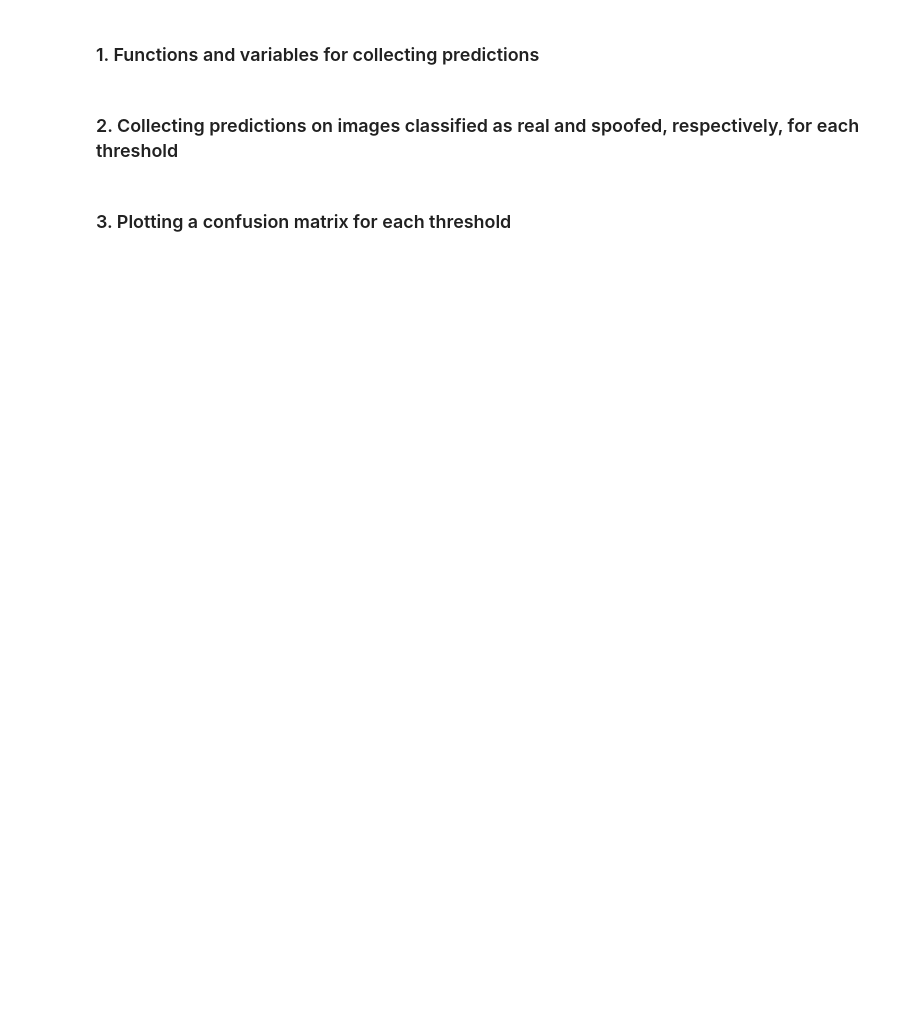
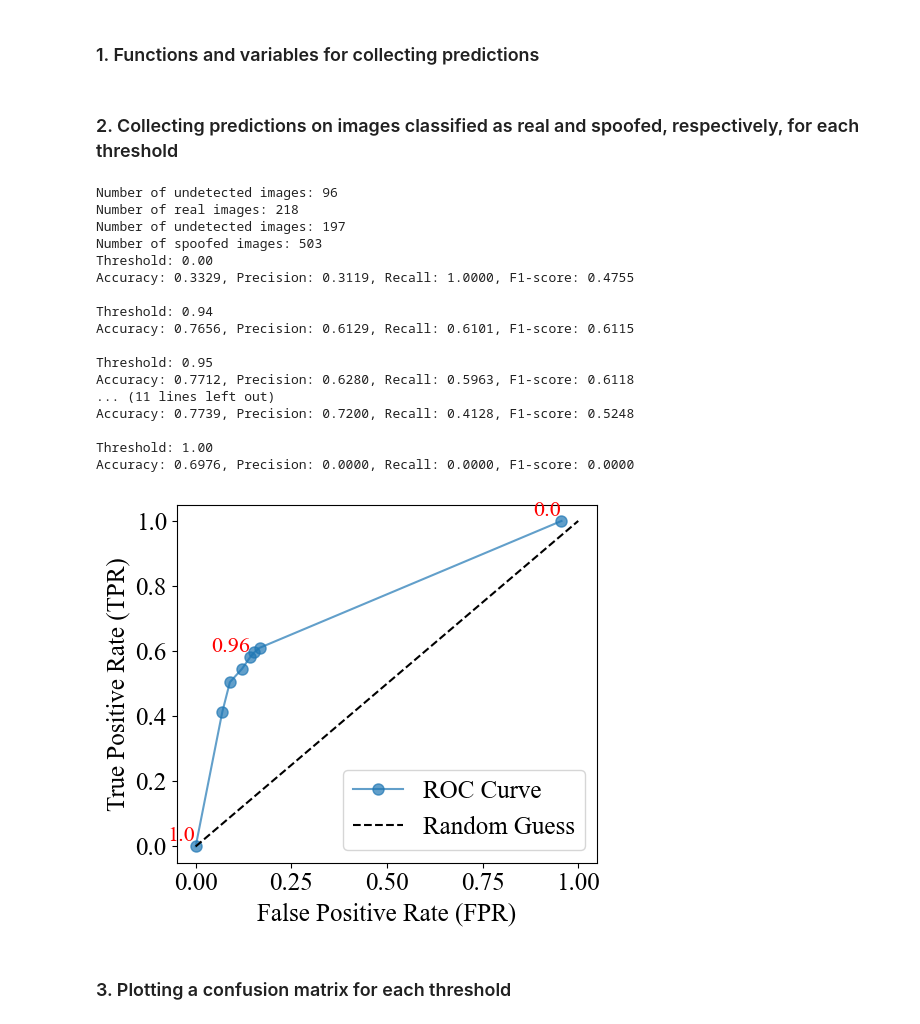
Before and after one commit to DATX11-DIT561-VT25-93/DATX11-DIT561-VT25-93, a Jupyter notebook: flaskr/app/functionality/test_anti-spoofing.ipynb, the cells around one changed output. Saved outputs shown, nothing was run; the diff lists cells and outputs as text; code cells hidden in the pictures; blank space fills up the shorter version.

```diff
--- a/flaskr/app/functionality/test_anti-spoofing.ipynb
+++ b/flaskr/app/functionality/test_anti-spoofing.ipynb
@@ -65,14 +91,28 @@ def run_test(path_real, path_attack, threshold=0.98):
 # %%
 from plotting import plot_conf_mat, plot_ROC
 
-y_pred_list = []
+y_pred_li, y_true = run_test(DATASET_PATH_REAL, DATASET_PATH_ATTACK, SPOOF_THRESHOLDS, N_REAL, N_SPOOFED)
 
-# Loop through the thresholds
-for threshold in SPOOF_THRESHOLDS:
-    y_pred = run_test(DATASET_PATH_REAL, DATASET_PATH_ATTACK, threshold)
-    y_pred_list.append(y_pred)
-
-plot_ROC(y_true, y_pred_list, SPOOF_THRESHOLDS)
+plot_ROC(y_true, y_pred_li, SPOOF_THRESHOLDS)
+# %% [output]
+Number of undetected images: 96
+Number of real images: 218
+Number of undetected images: 197
+Number of spoofed images: 503
+Threshold: 0.00
+Accuracy: 0.3329, Precision: 0.3119, Recall: 1.0000, F1-score: 0.4755
+
+Threshold: 0.94
+Accuracy: 0.7656, Precision: 0.6129, Recall: 0.6101, F1-score: 0.6115
+
+Threshold: 0.95
+Accuracy: 0.7712, Precision: 0.6280, Recall: 0.5963, F1-score: 0.6118
+... (11 lines left out)
+Accuracy: 0.7739, Precision: 0.7200, Recall: 0.4128, F1-score: 0.5248
+
+Threshold: 1.00
+Accuracy: 0.6976, Precision: 0.0000, Recall: 0.0000, F1-score: 0.0000
+[figure, added]
 # %% [markdown]
 ### 3. Plotting a confusion matrix for each threshold
 # %%
```
Also changed, not shown: parts of 2 cells of this notebook, 1 other file.
